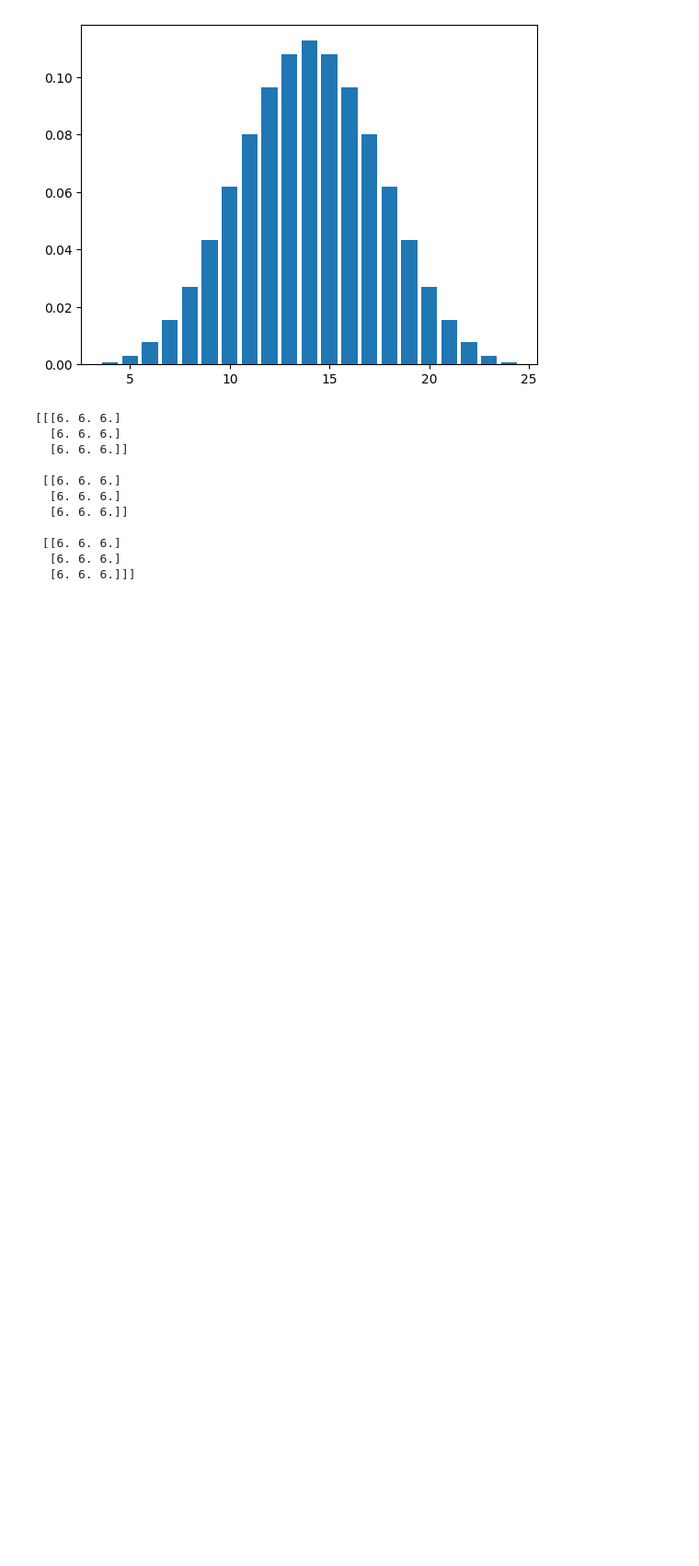
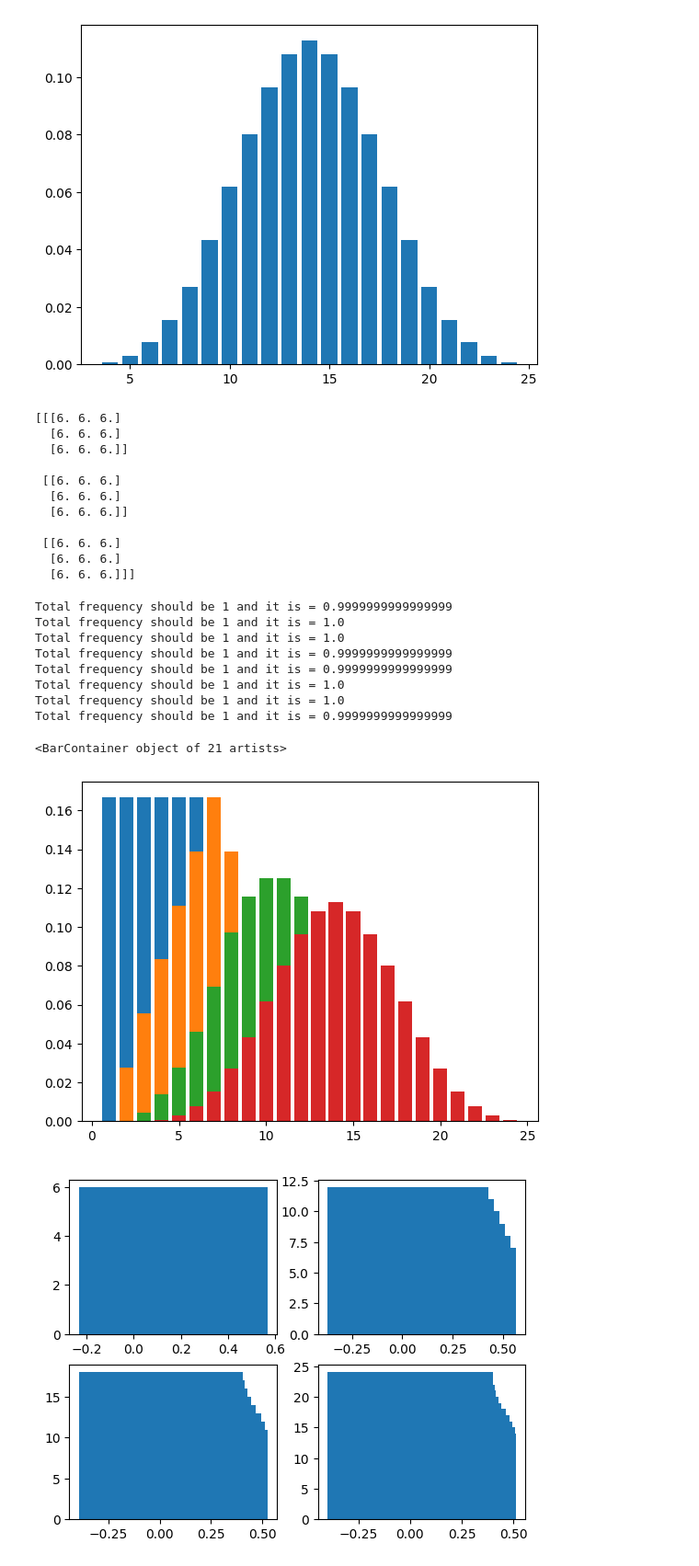
Before and after one commit to DorotaBjoorn/Python-Dorota-Bjoorn, a Jupyter notebook: Excercises/EX10_numpy.ipynb, the cells around one changed output. Shown: that part at 92% size. Saved outputs shown, nothing was run; the diff lists cells and outputs as text; code cells hidden in the pictures; blank space fills up the shorter version.

```diff
--- a/Excercises/EX10_numpy.ipynb
+++ b/Excercises/EX10_numpy.ipynb
@@ -169,3 +169,47 @@ print(sum_matrix)
  [[6. 6. 6.]
   [6. 6. 6.]
   [6. 6. 6.]]]
+# %%
+# 2e Löst med Anders, men får inte till graferna
+import numpy as np
+import matplotlib.pyplot as plt
+
+def dice_throws(number_of_dices):
+
+    dice = np.arange(1,7)
+    sum_matrix = np.zeros((6,)*number_of_dices)
+    for i in range(number_of_dices):
+        dim_list = [1]*i + [6] + [1]*(number_of_dices-1-i) # ger shape
+        sum_matrix = sum_matrix + dice.reshape(dim_list)
+
+    values, counts = np.unique(sum_matrix, return_counts = True)
+    frequencies = counts/sum_matrix.size
+    total_frequency = np.sum(frequencies)
+    print(f"Total frequency should be 1 and it is = {total_frequency}")
+    return(frequencies, values)
+
+for i in range (1,5):
+    frequencies, values = dice_throws (i)
+    plt.bar(values, frequencies) # ger alla plottar i samma
+
+frequencies_1, values_1 = dice_throws(1)
+frequencies_2, values_2 = dice_throws(2)
+frequencies_3, values_3 = dice_throws(3)
+frequencies_4, values_4 = dice_throws(4)
+fig, ((dice_1, dice_2), (dice_3, dice_4)) = plt.subplots(2,2) # ger 4 subplottar men med kontsing inzoomning
+dice_1.bar(frequencies_1, values_1)
+dice_2.bar(frequencies_2, values_2)
+dice_3.bar(frequencies_3, values_3)
+dice_4.bar(frequencies_4, values_4)
+# %% [output]
+Total frequency should be 1 and it is = 0.9999999999999999
+Total frequency should be 1 and it is = 1.0
+Total frequency should be 1 and it is = 1.0
+Total frequency should be 1 and it is = 0.9999999999999999
+Total frequency should be 1 and it is = 0.9999999999999999
+Total frequency should be 1 and it is = 1.0
+Total frequency should be 1 and it is = 1.0
+Total frequency should be 1 and it is = 0.9999999999999999
+<BarContainer object of 21 artists>
+[figure, added]
+[figure, added]
```
Also changed, not shown: parts of 1 cell of this notebook.
